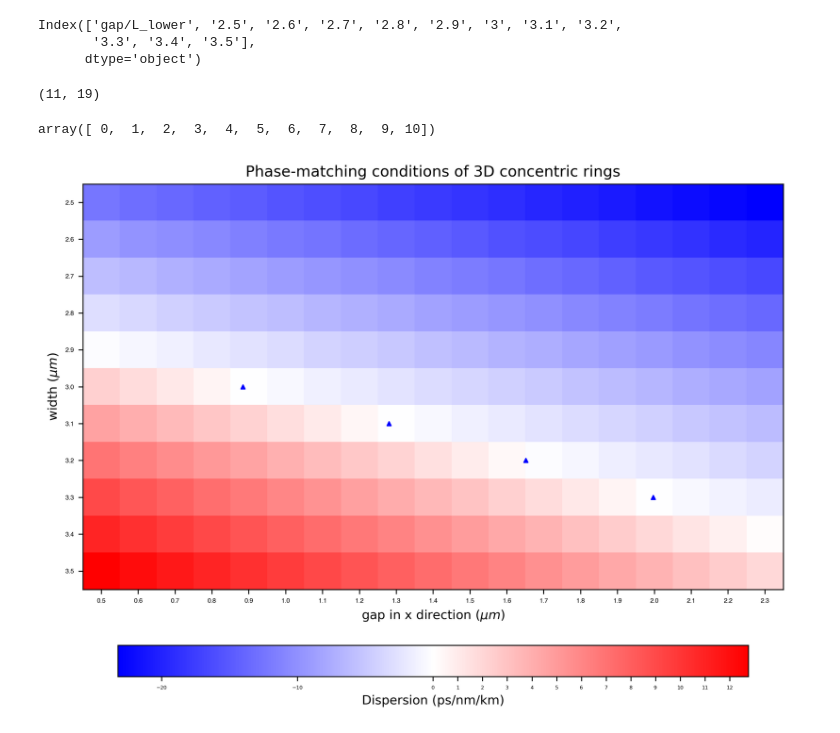
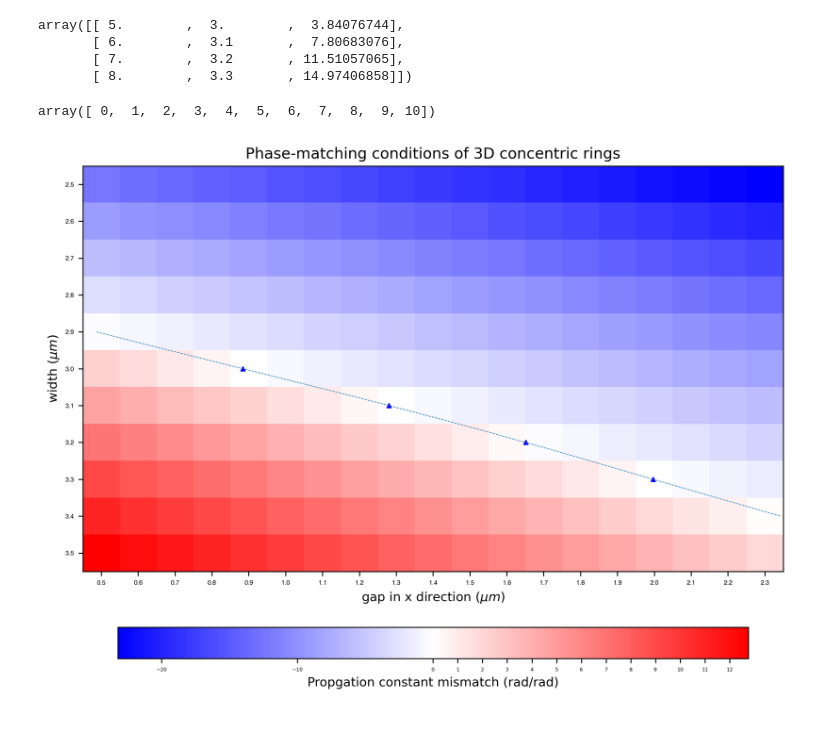
Before and after one commit to Harryxwh/SiNDispersionEngineering, a Jupyter notebook: 3D concentric.ipynb, the cells around one changed output. Drawn from its saved outputs; the diff is of its cells as text; code cells hidden in the pictures.

```diff
--- a/3D concentric.ipynb
+++ b/3D concentric.ipynb
@@ -16,11 +17,6 @@ data_arr_zero_loc_list = []
 df              = pd.read_csv(filename)
 gap_arr         = df["gap/L_lower"]
 num_of_gap_pts  = len(gap_arr)
-df.columns
-# %% [output]
-Index(['gap/L_lower', '2.5', '2.6', '2.7', '2.8', '2.9', '3', '3.1', '3.2',
-       '3.3', '3.4', '3.5'],
-      dtype='object')
 # %%
 
 # wavl_arr_ori    = wavl_arr[xticks_ori]
@@ -39,7 +35,7 @@ for i in range(np.shape(data_arr)[0]):
     for j in range(len(line)-1):
         if line[j] * line[j+1] < 0:
             shift = np.abs(line[j])/(np.abs(line[j])+np.abs(line[j+1]))
-            data_arr_zero_loc_list.append([j+shift,i])
+            data_arr_zero_loc_list.append([i,L_arr[i],j+shift])
 
 # data_arr_neg_mask = np.where(data_arr<0)
 # data_arr[data_arr_neg_mask] = -np.log10(-data_arr[data_arr_neg_mask])
@@ -50,45 +46,54 @@ num_of_L_pts    = len(L_arr)
 xticks_ori      = np.arange(0,num_of_L_pts,1)
 
 data_arr_zero_loc_list = np.array(data_arr_zero_loc_list)
-
-np.shape(data_arr)
+data_arr_zero_loc_list
 # %% [output]
-(11, 19)
+array([[ 5.        ,  3.        ,  3.84076744],
+       [ 6.        ,  3.1       ,  7.80683076],
+       [ 7.        ,  3.2       , 11.51057065],
+       [ 8.        ,  3.3       , 14.97406858]])
+# %%
+width_arr_intp  = np.linspace(4,9,20)
+phase_matched_gap_intp = Interpol(data_arr_zero_loc_list[:,0],
+                                  data_arr_zero_loc_list[:,2],
+                                  width_arr_intp)
 # %%
 np.arange(0,num_of_L_pts,1)
 # %% [output]
 array([ 0,  1,  2,  3,  4,  5,  6,  7,  8,  9, 10])
 # %%
-# from matplotlib.colors import TwoSlopeNorm
+from matplotlib.colors import TwoSlopeNorm
 fonttype = "Helvetica"
 fontsize = 5
 colormap = "bwr"
 # colormap = "berlin"
 figsize  = (10,8)
 cbar_num_of_pts = 6
 norm    = TwoSlopeNorm(vmin=np.min(data_arr), vcenter=0, vmax=np.max(data_arr))
 
 fig, ax = plt.subplots(figsize=figsize,dpi=300)
 im      = ax.imshow(data_arr, cmap = colormap, norm = norm, aspect=1)
 # ax.plot(np.arange(0,num_of_wavl_pts,1),1*np.ones(num_of_wavl_pts))
-ax.scatter(data_arr_zero_loc_list[:,0],data_arr_zero_loc_list[:,1], s=10, c='b', marker='^',)
+ax.scatter(data_arr_zero_loc_list[:,2],data_arr_zero_loc_list[:,0], s=10, c='b', marker='^',)
+plt.plot(phase_matched_gap_intp,width_arr_intp, linewidth=0.5, linestyle = "--")
+
 cbar = fig.colorbar(im, ax=ax, orientation='horizontal',
                     shrink=0.9, pad=0.1)  # shrink: 缩放比例，pad: 间距
 cbar.set_ticks(ticks_arr(data_arr))
 cbar.ax.tick_params(labelsize=fontsize*0.8)
 # cbar.set_label(r"sgn(D) $\log_{10}$($|D|$)")
-cbar.set_label(r"Dispersion (ps/nm/km)")
+cbar.set_label(r"Propgation constant mismatch (rad/rad)")
 
 plt.xticks(np.arange(0,num_of_gap_pts,1),gap_arr,fontproperties = fonttype, size = fontsize)
 plt.yticks(np.arange(0,num_of_L_pts,1),L_arr,fontproperties = fonttype, size = fontsize)
 plt.xlabel(r"gap in x direction ($\mu m$)")
 plt.ylabel(r"width ($\mu m$)")
 title = "Phase-matching conditions of 3D concentric rings"
 plt.title(title)
 plt.savefig("./results/"+title+".jpg")
 plt.show()
 # %% [output]
-[figure, old version]
+[figure, new version]
 # %%
 # df_sliced = df.iloc[:,15:]
 # df_sliced = pd.concat([gap_arr,df_sliced],axis=1)
```
Also changed, not shown: parts of 1 cell of this notebook, 19 other files.
